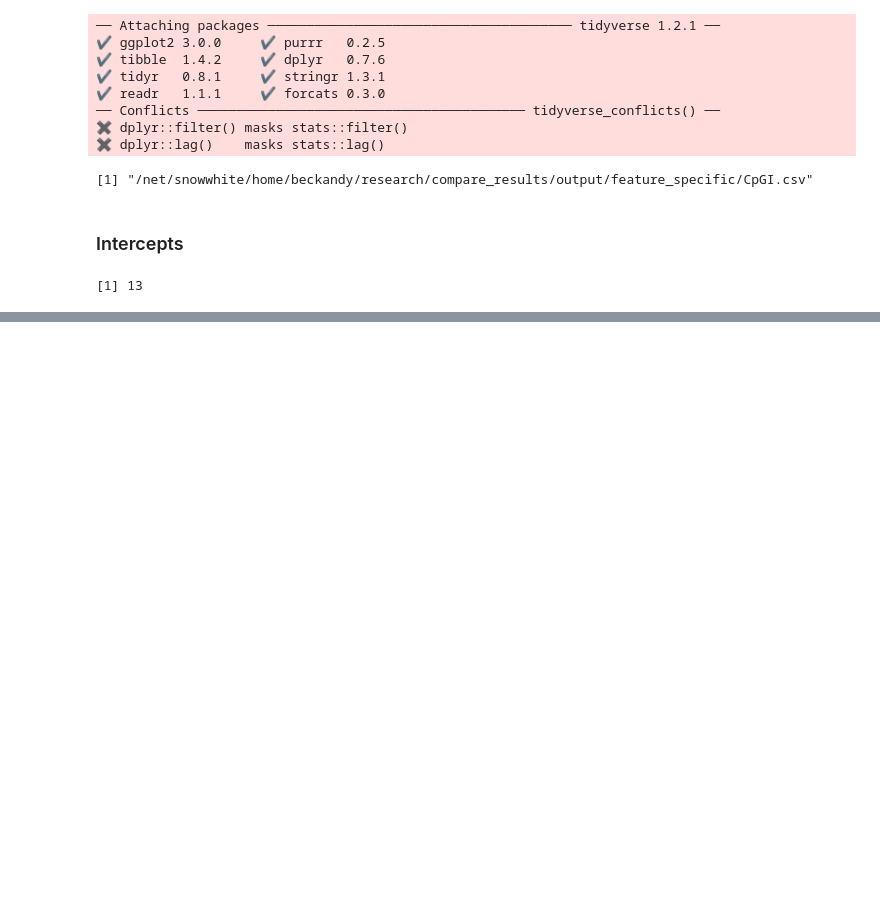
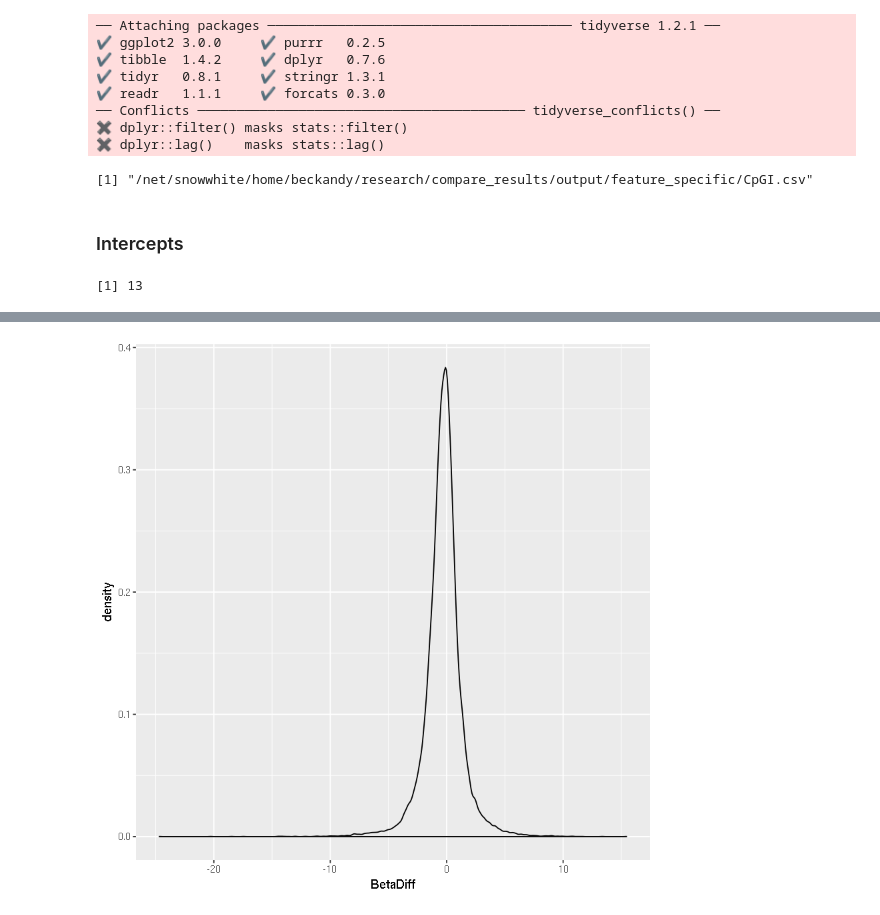
Before and after one commit to theandyb/compare-results, a Jupyter notebook: notebooks/Betas_and_Ps.ipynb, the cells around one changed output, grey strips where cells are left out. Saved outputs shown, nothing was run; the diff lists cells and outputs as text; code cells hidden in the pictures; blank space fills up the shorter version.

```diff
--- a/notebooks/Betas_and_Ps.ipynb
+++ b/notebooks/Betas_and_Ps.ipynb
@@ -56,0 +75,4 @@ dat %>% dplyr::filter(SignBeta == 0)
+# %%
+dat %>% ggplot(aes(x = BetaDiff)) + geom_density()
+# %% [output]
+[figure, added]
```
Also changed, not shown: parts of 6 cells of this notebook.
